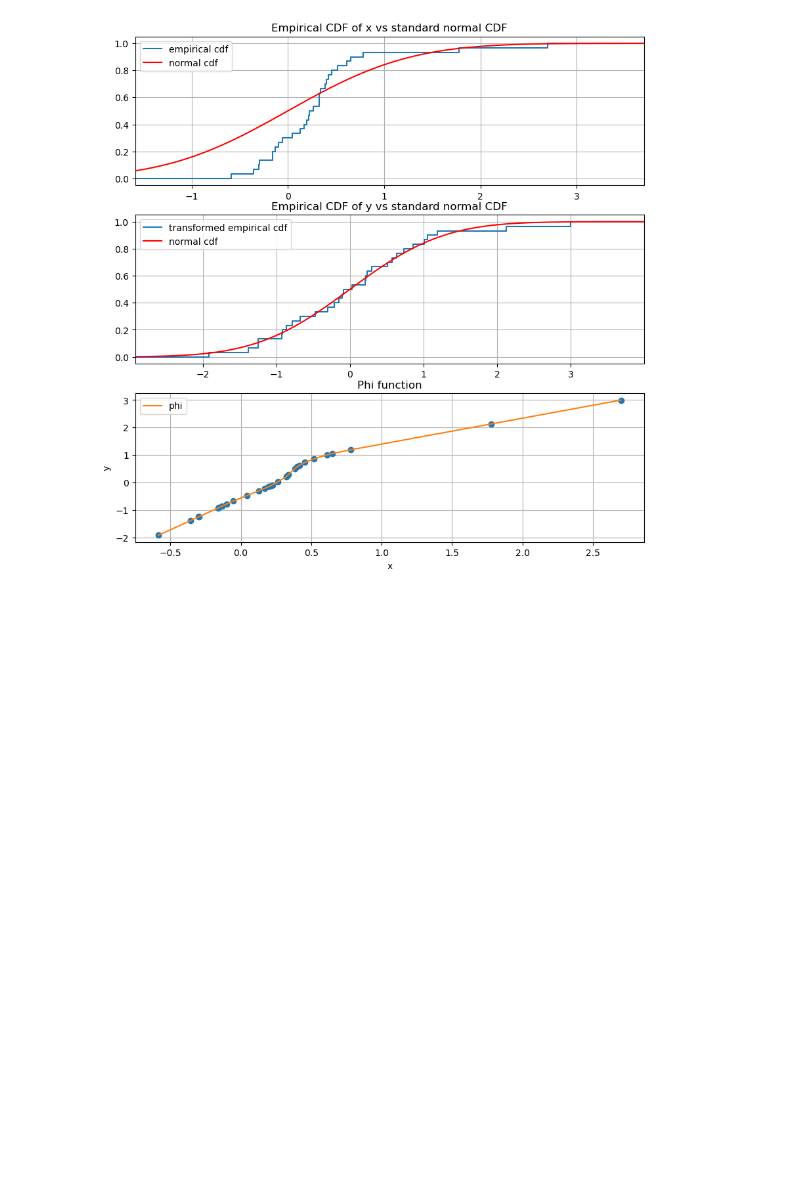
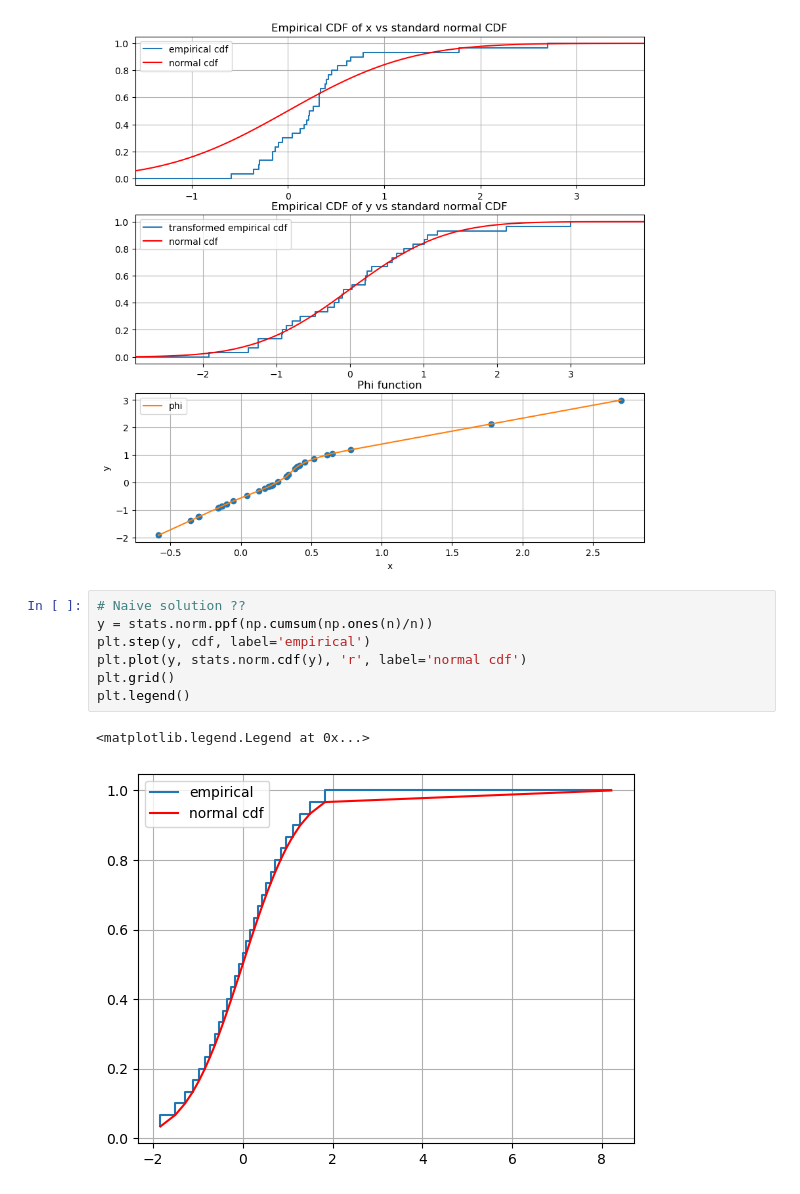
Before and after one commit to abhi74k/convex-optimization, a Jupyter notebook: problems/A7.20 Transforming to normal data.ipynb, the cells around one changed output. Cells and saved outputs as stored; diff of their text form; blank space fills up the shorter version.

Commit message:
Adding a naive solution to the problem

```diff
--- a/problems/A7.20 Transforming to normal data.ipynb
+++ b/problems/A7.20 Transforming to normal data.ipynb
@@ -86,3 +86,13 @@ axs[2].set_title('Phi function')
 # %% [output]
 Text(0.5, 1.0, 'Phi function')
 [figure]
+# %%
+# Naive solution ??
+y = stats.norm.ppf(np.cumsum(np.ones(n)/n))
+plt.step(y, cdf, label='empirical')
+plt.plot(y, stats.norm.cdf(y), 'r', label='normal cdf')
+plt.grid()
+plt.legend()
+# %% [output]
+<matplotlib.legend.Legend at 0x...>
+[figure, added]
```
